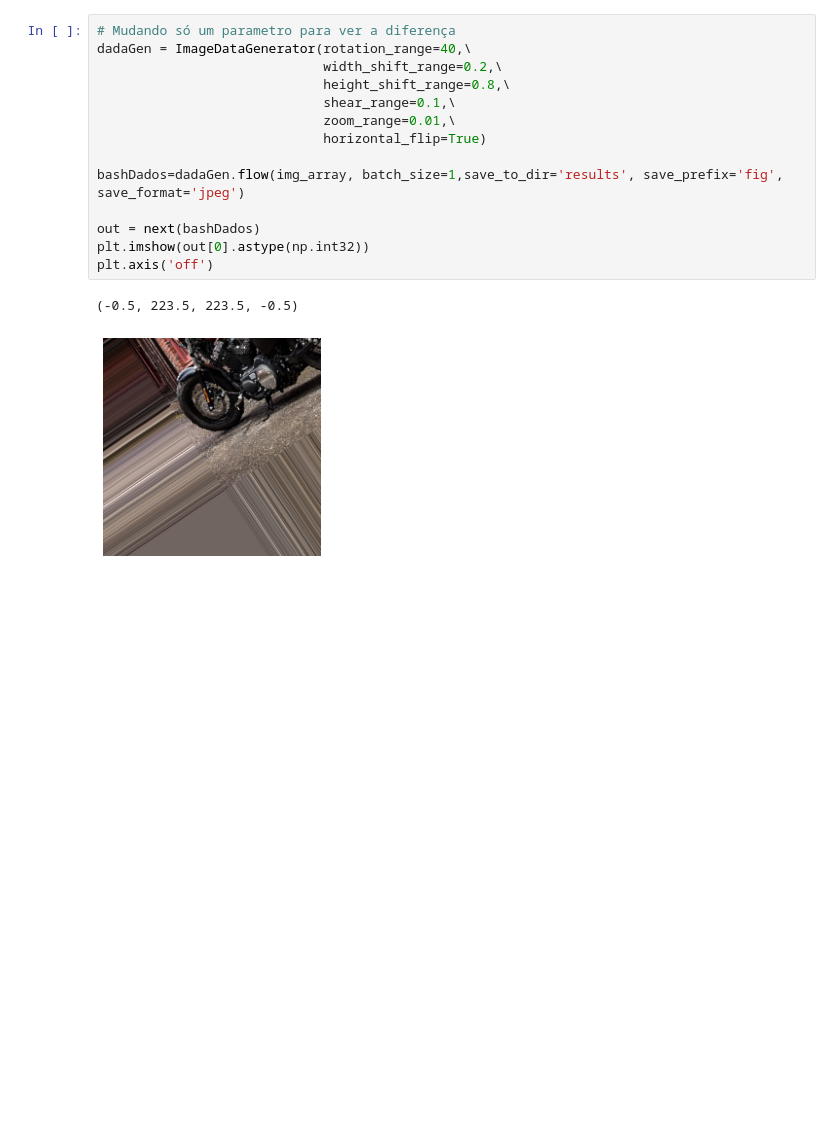
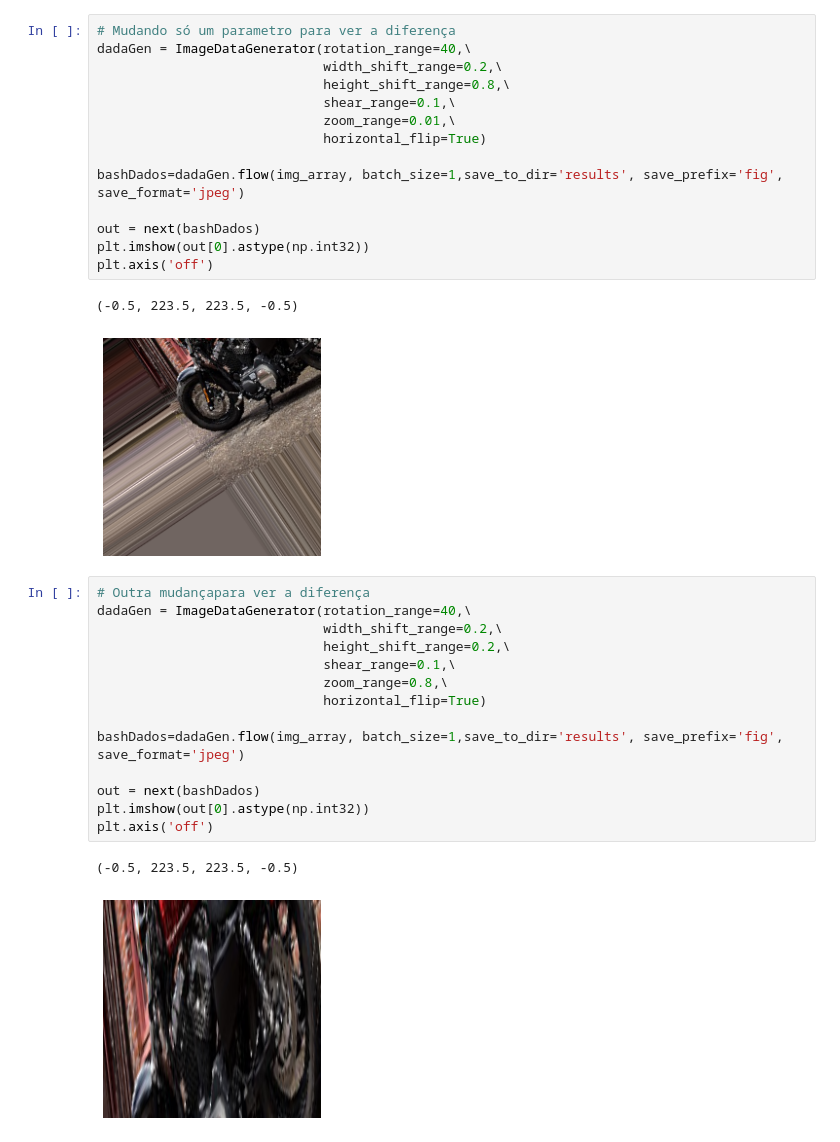
Before and after one commit to barrosm/DeepLearningExamples, a Jupyter notebook: conv2.ipynb, the cells around one changed output. Saved outputs shown, nothing was run; the diff lists cells and outputs as text; blank space fills up the shorter version.

```diff
--- a/conv2.ipynb
+++ b/conv2.ipynb
@@ -195,3 +195,20 @@ plt.axis('off')
 # %% [output]
 (-0.5, 223.5, 223.5, -0.5)
 [figure]
+# %%
+# Outra mudançapara ver a diferença
+dadaGen = ImageDataGenerator(rotation_range=40,\
+                             width_shift_range=0.2,\
+                             height_shift_range=0.2,\
+                             shear_range=0.1,\
+                             zoom_range=0.8,\
+                             horizontal_flip=True)
+
+bashDados=dadaGen.flow(img_array, batch_size=1,save_to_dir='results', save_prefix='fig', save_format='jpeg')
+
+out = next(bashDados)
+plt.imshow(out[0].astype(np.int32))
+plt.axis('off')
+# %% [output]
+(-0.5, 223.5, 223.5, -0.5)
+[figure, added]
```
